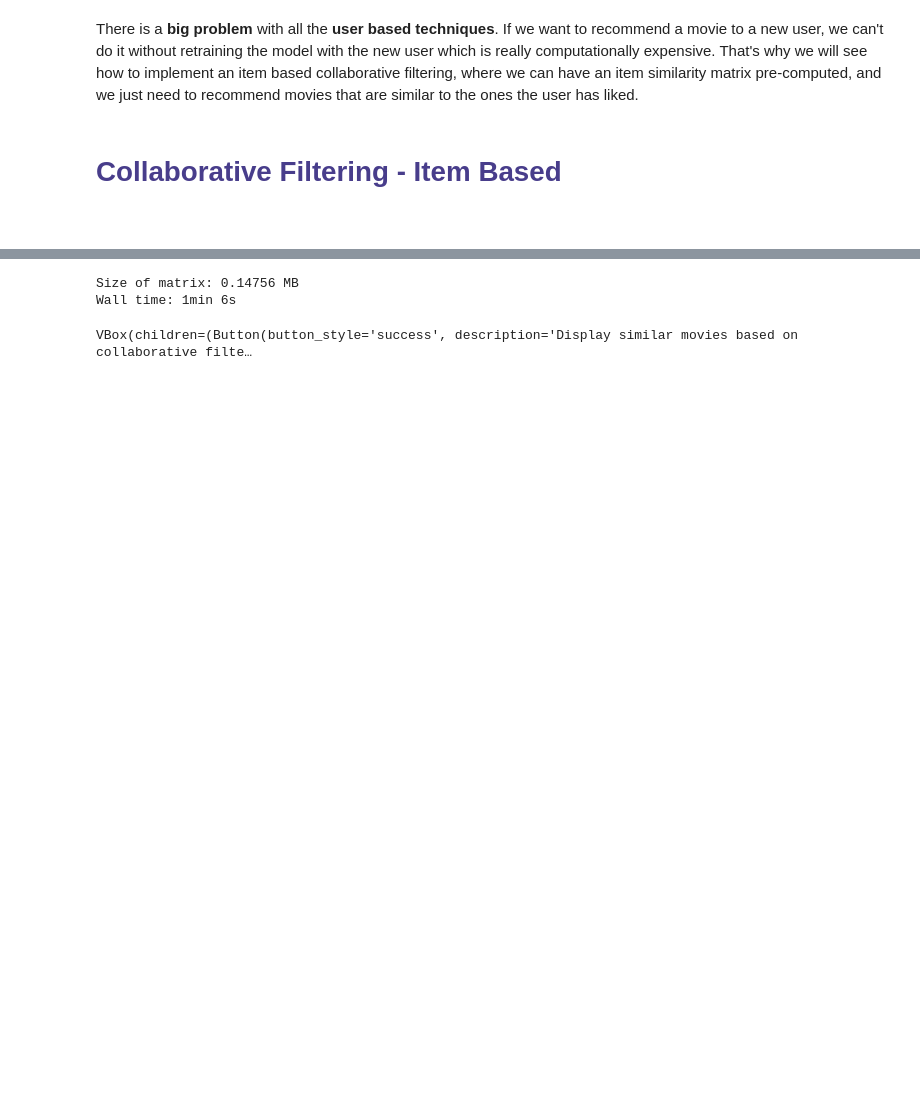
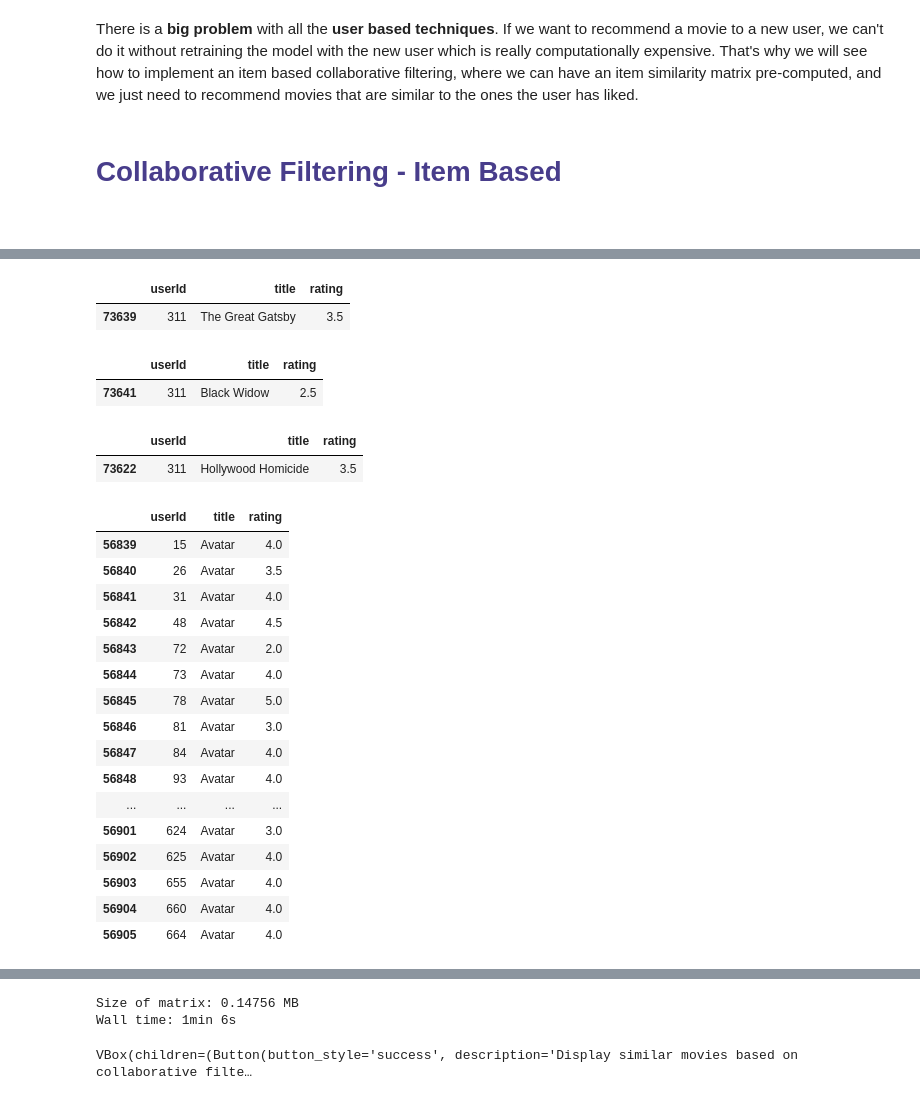
Before and after one commit to jmonsalverodilla/Recommender-Systems, a Jupyter notebook: 3) Recommender System Using Collaborative Filtering.ipynb, the cells around one changed output, grey strips where cells are left out. Drawn from its saved outputs; the diff is of its cells as text; code cells hidden in the pictures; blank space fills up the shorter version.

```diff
--- a/3) Recommender System Using Collaborative Filtering.ipynb
+++ b/3) Recommender System Using Collaborative Filtering.ipynb
@@ -378,3 +380,32 @@ There is a **big problem** with all the **user based techniques**. If we want to
+# %%
+display(df_ratings_complete[df_ratings_complete['title'] == "The Great Gatsby"])
+display(df_ratings_complete[df_ratings_complete['title'] == "Black Widow"])
+display(df_ratings_complete[df_ratings_complete['title'] == "Hollywood Homicide"])
+display(df_ratings_complete[df_ratings_complete['title'] == "Avatar"])
+# %% [output]
+|  | userId | title | rating |
+| 73639 | 311 | The Great Gatsby | 3.5 |
+|  | userId | title | rating |
+| 73641 | 311 | Black Widow | 2.5 |
+|  | userId | title | rating |
+| 73622 | 311 | Hollywood Homicide | 3.5 |
+|  | userId | title | rating |
+| 56839 | 15 | Avatar | 4.0 |
+| 56840 | 26 | Avatar | 3.5 |
+| 56841 | 31 | Avatar | 4.0 |
+| 56842 | 48 | Avatar | 4.5 |
+| 56843 | 72 | Avatar | 2.0 |
+| 56844 | 73 | Avatar | 4.0 |
+| 56845 | 78 | Avatar | 5.0 |
+| 56846 | 81 | Avatar | 3.0 |
+| 56847 | 84 | Avatar | 4.0 |
+| 56848 | 93 | Avatar | 4.0 |
+| ... | ... | ... | ... |
+| 56901 | 624 | Avatar | 3.0 |
+| 56902 | 625 | Avatar | 4.0 |
+| 56903 | 655 | Avatar | 4.0 |
+| 56904 | 660 | Avatar | 4.0 |
+| 56905 | 664 | Avatar | 4.0 |
 # %%
 # Dataframe where every row is an user, the columns are all the possible movies and the values are the ratings (NaN if the user has not watched the movie)
 pivot_ratings = df_ratings_complete.pivot(index='userId', columns='title', values='rating').fillna(0) #pivot_ratings = pd.pivot_table(df_ratings_complete,index='userId', columns='title', values='rating')
```
Also changed, not shown: parts of 5 cells of this notebook, 2 other files.
